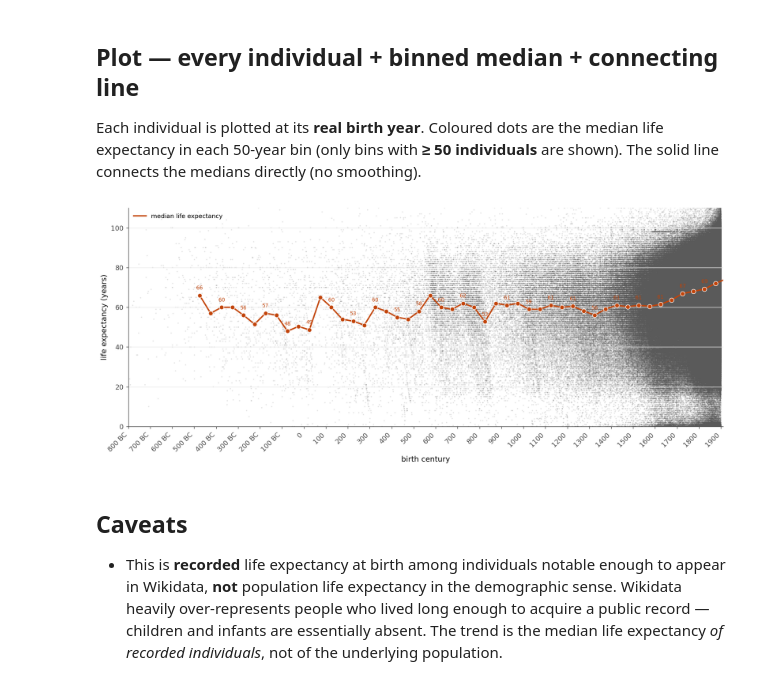
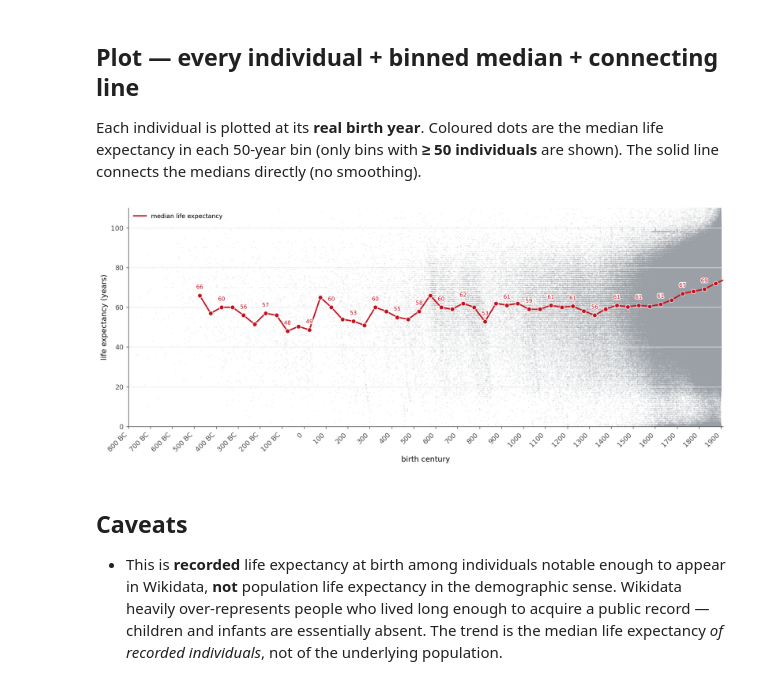
Before and after one commit to charlesdedampierre/cultura_database, a Jupyter notebook: notebooks/25_longevity_evolution.ipynb, the cells around one changed output. Saved outputs shown, nothing was run; the diff lists cells and outputs as text; code cells hidden in the pictures.

```diff
--- a/notebooks/25_longevity_evolution.ipynb
+++ b/notebooks/25_longevity_evolution.ipynb
@@ -13,6 +13,7 @@ import duckdb
 from pathlib import Path
 
 import matplotlib as mpl
+import matplotlib.patheffects as pe
 import matplotlib.pyplot as plt
 import numpy as np
 import polars as pl
@@ -22,7 +23,7 @@ DB_PATH = Path('..') / 'data' / 'humans_clean.duckdb'
 FIGSIZE = (11, 4.5)
 DPI = 130
 COLOR_DOT = '#9aa0a6'
-COLOR_LINE = '#c2440a'
+COLOR_LINE = '#c1121f'
 COLOR_AXIS = '#444444'
 
 mpl.rcParams.update({
@@ -151,41 +152,43 @@ bin_med = plot_bins['median_life_expectancy'].to_numpy()
 fig, ax = plt.subplots(figsize=(13, 5.5))
 
 # Background swarm: every individual at real birth year (no legend entry)
-ax.scatter(ind_x, ind_y, s=3.0, color='#5a5a5a', alpha=0.18, edgecolor='none',
-           rasterized=True)
+ax.scatter(ind_x, ind_y, s=3.0, color='#9aa0a6', alpha=0.14, edgecolor='none',
+           rasterized=True, zorder=1)
 
 # Direct line through the 50-year medians + dots on top
 ax.plot(bin_x, bin_med, color=COLOR_LINE, lw=2.0, zorder=4,
         label='median life expectancy')
 ax.scatter(bin_x, bin_med, s=42, color=COLOR_LINE, edgecolor='white', lw=0.8, zorder=5)
 
-# Small age label every 2 bins (every 100 yr) above the median dot
+# Small age label every 2 bins (every 100 yr) above the median dot.
+# White halo (path effects) keeps the number readable against the gray scatter cloud.
 for i, (x, y) in enumerate(zip(bin_x, bin_med)):
     if i % 2 == 0:
         ax.annotate(f'{y:.0f}', (x, y),
-                    textcoords='offset points', xytext=(0, 7),
+                    textcoords='offset points', xytext=(0, 8),
                     ha='center', va='bottom',
-                    fontsize=7.5, color=COLOR_LINE, zorder=6)
+                    fontsize=8, color=COLOR_LINE, zorder=6,
+                    path_effects=[pe.withStroke(linewidth=2.5, foreground='white')])
 
 century_ticks = np.arange(-800, 1901, 100)
 labels = [f'{abs(c)} BC' if c < 0 else ('0' if c == 0 else f'{c}') for c in century_ticks]
 ax.set_xticks(century_ticks)
 ax.set_xticklabels(labels, rotation=45, ha='right')
 ax.set_xlim(X_MIN, X_MAX)
 ax.set_ylim(0, 110)
 
 ax.set_ylabel('life expectancy (years)')
 ax.set_xlabel('birth century')
 ax.grid(axis='y', color='#eaeaea', lw=0.8)
 ax.legend(frameon=False, loc='upper left', fontsize=9)
 ax.tick_params(axis='both', colors=COLOR_AXIS)
 for spine in ax.spines.values():
     spine.set_color(COLOR_AXIS)
 
 plt.tight_layout()
 plt.show()
 # %% [output]
-[figure, old version]
+[figure, new version]
 # %% [markdown]
 ## Caveats
 
```
Also changed, not shown: 29 other files.
